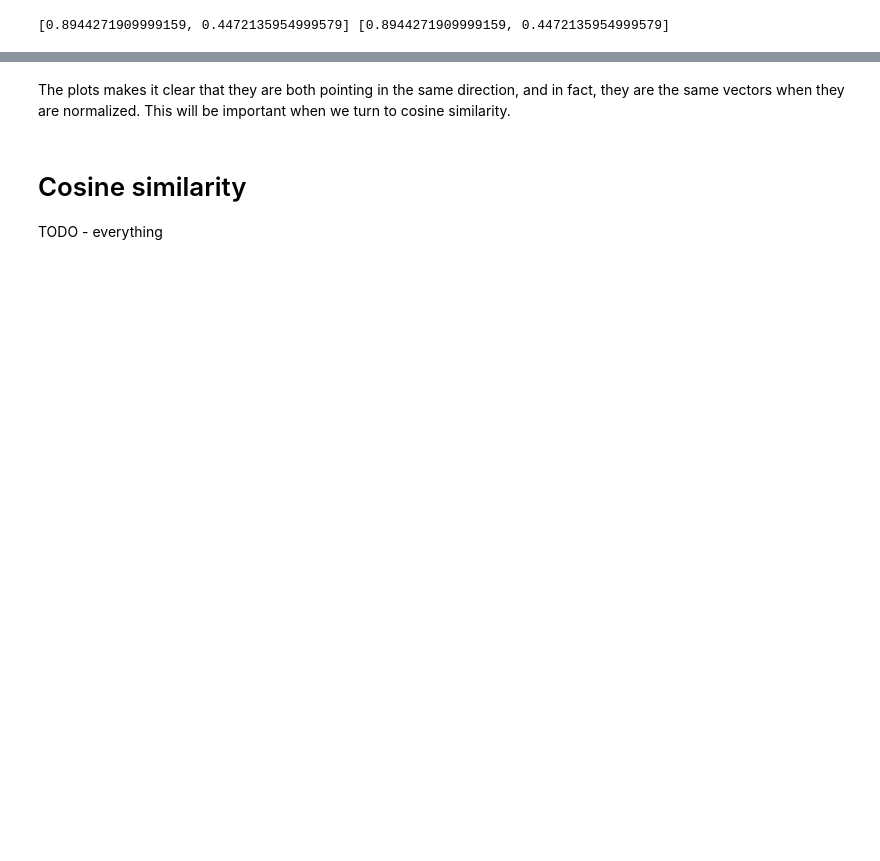
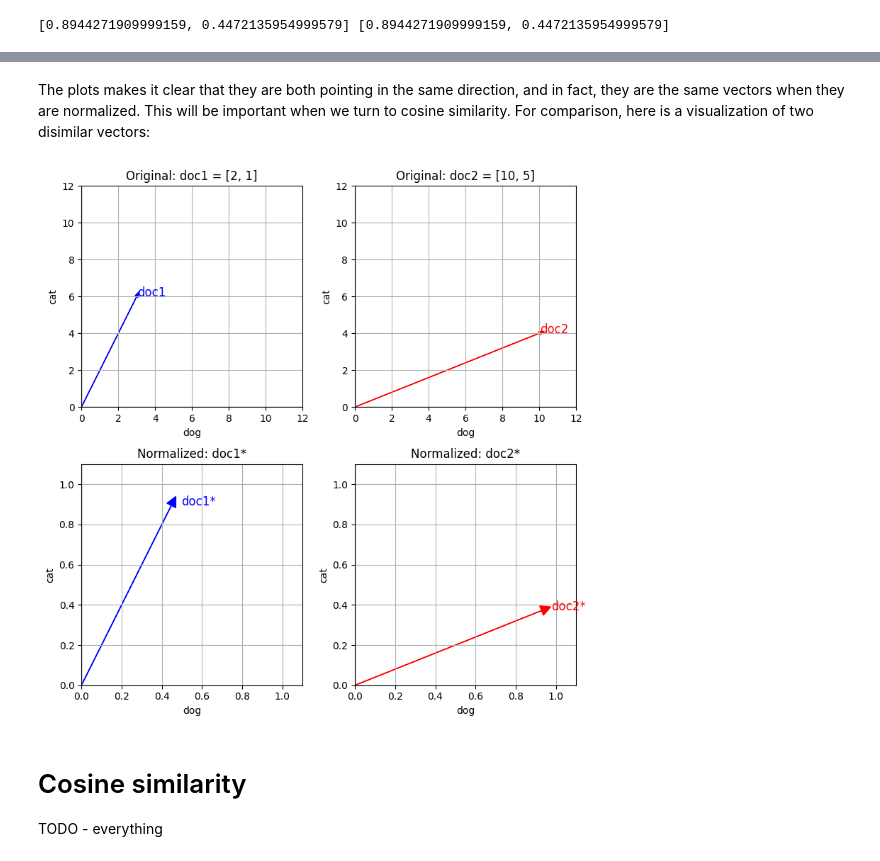
Before and after one commit to harkav/NLP-notebook, a Jupyter notebook: notebooks/NLP_Similarity_Methods.ipynb, the cells around one changed output, grey strips where cells are left out. Cells and saved outputs as stored; diff of their text form; code cells hidden in the pictures; blank space fills up the shorter version.

```diff
--- a/notebooks/NLP_Similarity_Methods.ipynb
+++ b/notebooks/NLP_Similarity_Methods.ipynb
@@ -651,5 +635,43 @@ plt.show()
 # %% [markdown]
-The plots makes it clear that they are both pointing in the same direction, and in fact, they are the same vectors when they are normalized. This will be important when we turn to cosine similarity.
+The plots makes it clear that they are both pointing in the same direction, and in fact, they are the same vectors when they are normalized. This will be important when we turn to cosine similarity. For comparison, here is a visualization of two disimilar vectors:
+# %%
+import matplotlib.pyplot as plt
+
+# Original vectors
+doc1 = [3, 6]
+doc2 = [10, 4]
+
+# Normalized vectors
+doc1s = length_normalization(doc1)
+doc2s = length_normalization(doc2)
+
+fig, axs = plt.subplots(2, 2, figsize=(8, 8))
+
+def plot_vector(ax, vector, label, color, title):
+    ax.grid(True)
+    ax.axhline(0, color='grey', lw=1)
+    ax.axvline(0, color='grey', lw=1)
+    ax.arrow(0, 0, vector[0], vector[1],
+             head_width=0.05 if max(vector) < 1 else 0.2,
+             head_length=0.05 if max(vector) < 1 else 0.3,
+             fc=color, ec=color)
+    ax.text(vector[0] + 0.05, vector[1], label, fontsize=12, color=color)
+    ax.set_xlim(0, 1.1 if max(vector) < 1 else 12)
+    ax.set_ylim(0, 1.1 if max(vector) < 1 else 12)
+    ax.set_aspect('equal')
+    ax.set_xlabel('dog')
+    ax.set_ylabel('cat')
+    ax.set_title(title)
+
+plot_vector(axs[0, 0], doc1, 'doc1', 'blue', 'Original: doc1 = [2, 1]')
+plot_vector(axs[0, 1], doc2, 'doc2', 'red', 'Original: doc2 = [10, 5]')
+plot_vector(axs[1, 0], doc1s, 'doc1*', 'blue', 'Normalized: doc1*')
+plot_vector(axs[1, 1], doc2s, 'doc2*', 'red', 'Normalized: doc2*')
+
+plt.tight_layout()
+plt.show()
+# %% [output]
+[figure, added]
 # %% [markdown]
 # Cosine similarity
 
```
Also changed, not shown: parts of 4 cells of this notebook, 2 other files.
